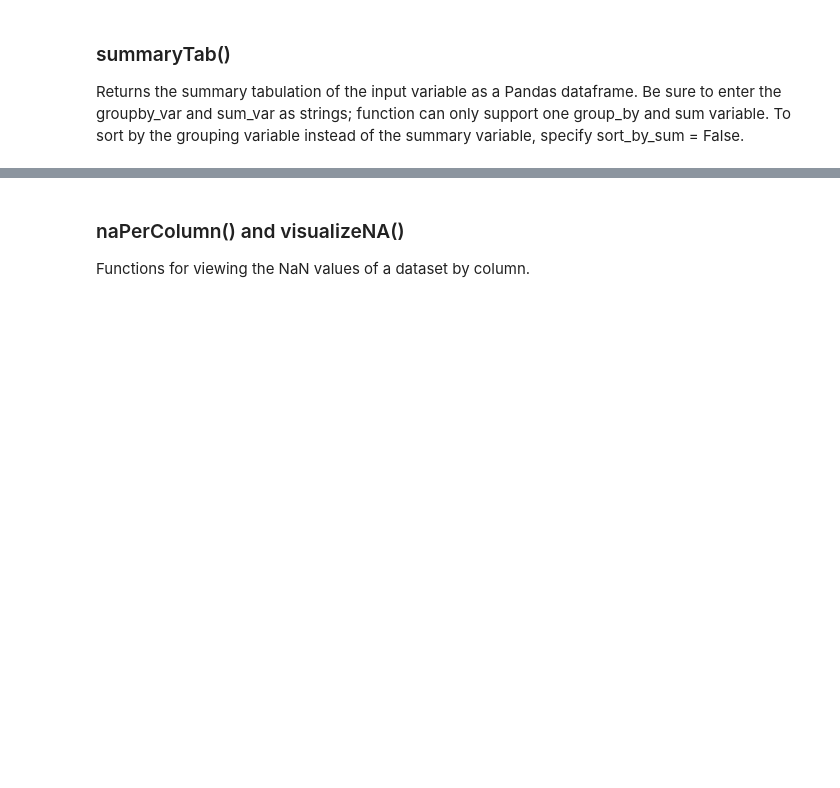
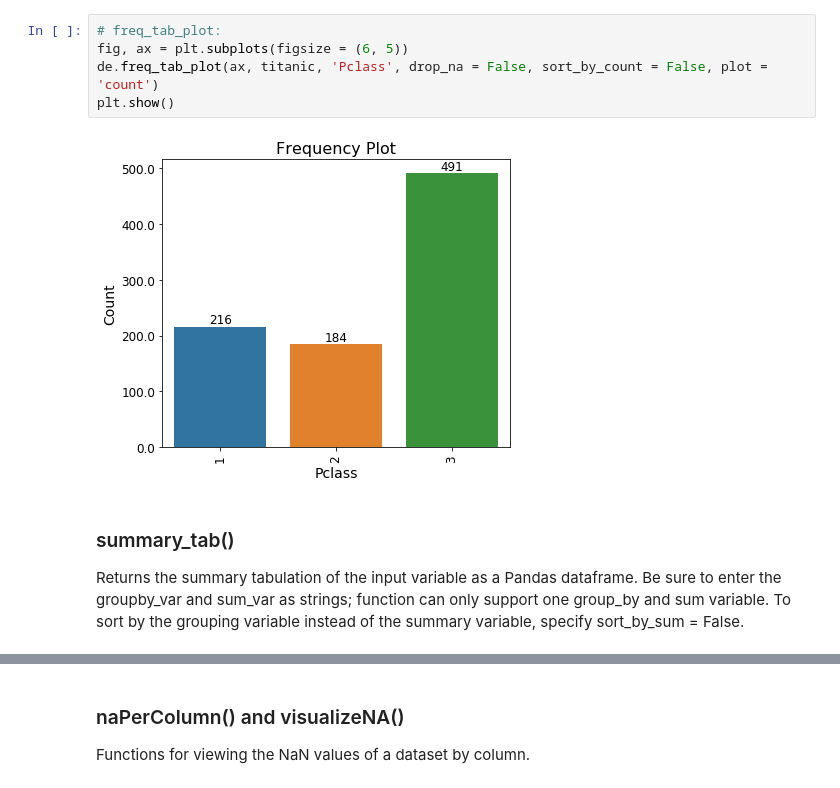
Before and after one commit to AdmiralWen/ds_tools, a Jupyter notebook: Examples/Examples.ipynb, the cells around one changed output, grey strips where cells are left out. Cells and saved outputs as stored; diff of their text form; blank space fills up the shorter version.

```diff
--- a/Examples/Examples.ipynb
+++ b/Examples/Examples.ipynb
@@ -103,4 +101,11 @@ DE.freqTab(titanic, 'Pclass', sort_by_count = False, plot = 'count', fig_size =
+# %%
+# freq_tab_plot:
+fig, ax = plt.subplots(figsize = (6, 5))
+de.freq_tab_plot(ax, titanic, 'Pclass', drop_na = False, sort_by_count = False, plot = 'count')
+plt.show()
+# %% [output]
+[figure, added]
 # %% [markdown]
-### summaryTab()
+### summary_tab()
 Returns the summary tabulation of the input variable as a Pandas dataframe. Be sure to enter the groupby_var and sum_var as strings; function can only support one group_by and sum variable. To sort by the grouping variable instead of the summary variable, specify sort_by_sum = False.
 # %%
```
Also changed, not shown: parts of 21 cells of this notebook, 1 other file.
